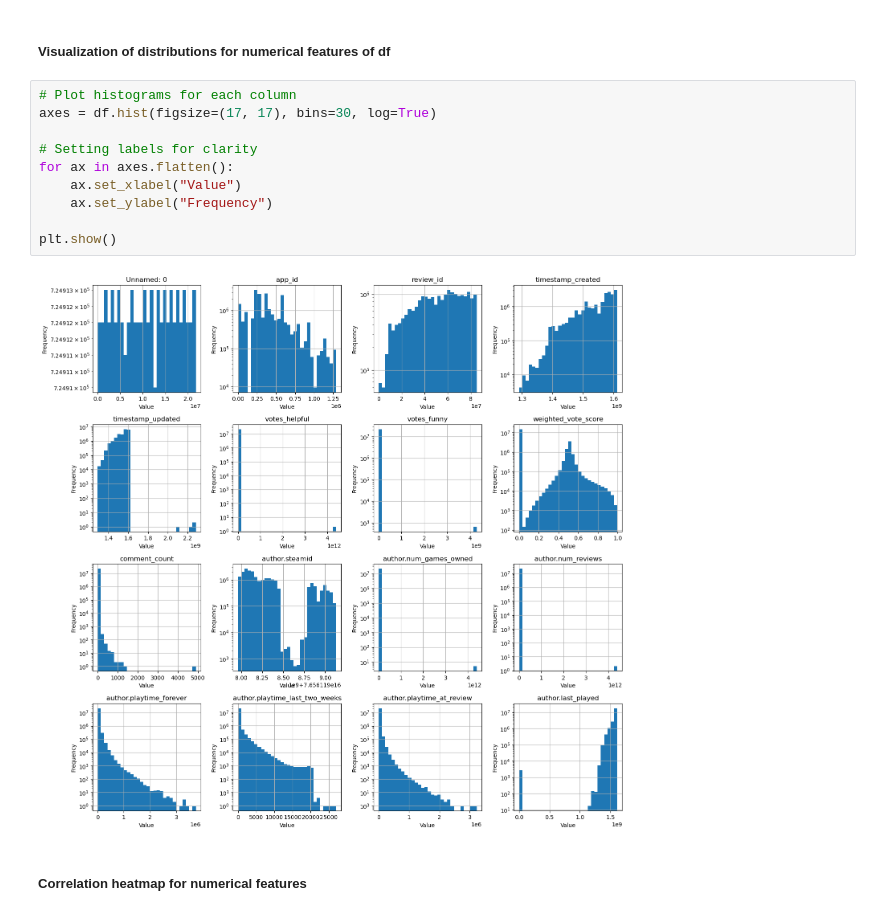
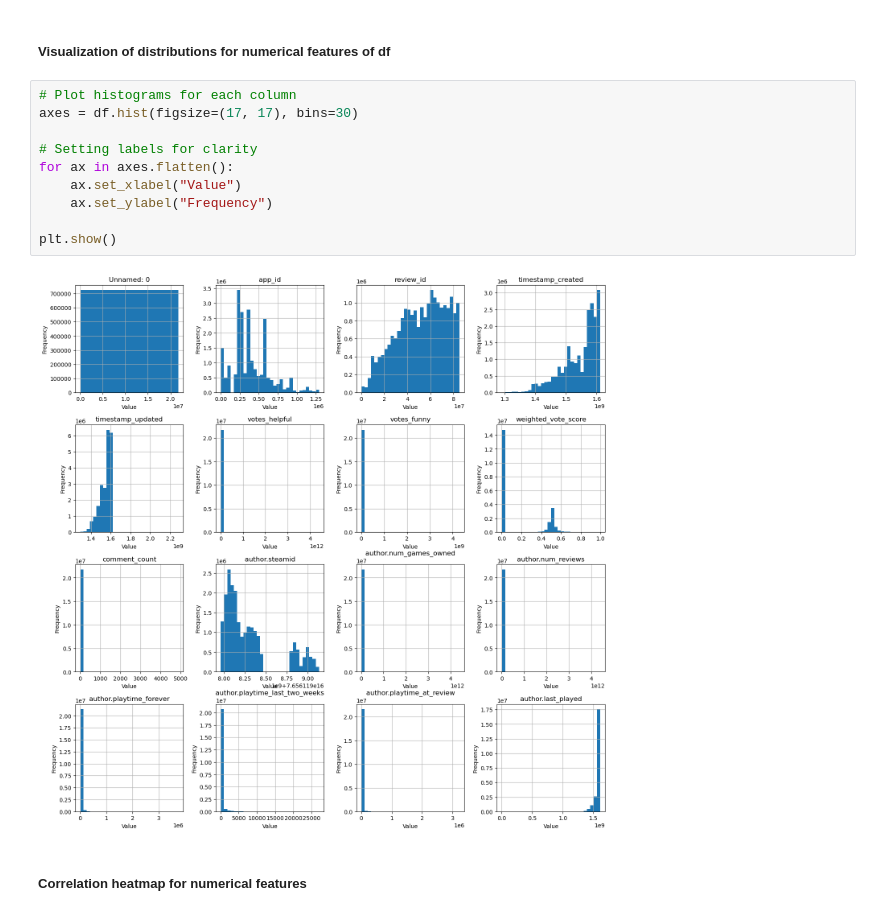
Before and after one commit to yaraoyoussef/ADM-HW2, a Jupyter notebook: main.ipynb, the cells around one changed output. Saved outputs shown, nothing was run; the diff lists cells and outputs as text.

```diff
--- a/main.ipynb
+++ b/main.ipynb
@@ -115,16 +115,16 @@ df['author.playtime_at_review'].fillna(df['author.playtime_at_review'].mean(), i
 ##### Visualization of distributions for numerical features of df
 # %%
 # Plot histograms for each column
-axes = df.hist(figsize=(17, 17), bins=30, log=True)
+axes = df.hist(figsize=(17, 17), bins=30)
 
 # Setting labels for clarity
 for ax in axes.flatten():
     ax.set_xlabel("Value")
     ax.set_ylabel("Frequency")
 
 plt.show()
 # %% [output]
-[figure, old version]
+[figure, new version]
 # %% [markdown]
 ##### Correlation heatmap for numerical features
 # %%
```
